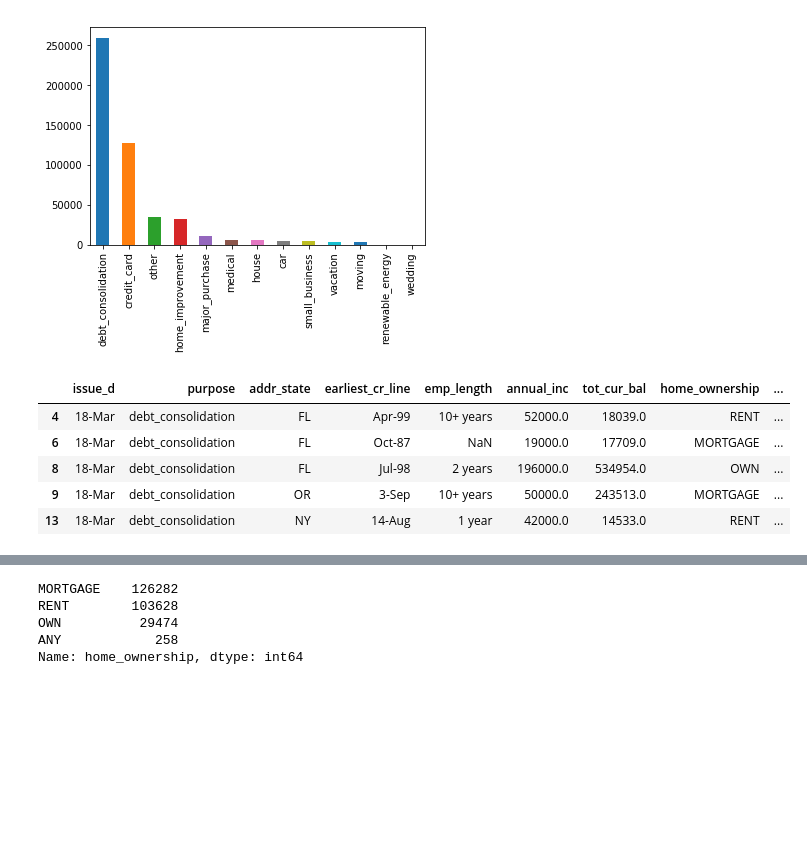
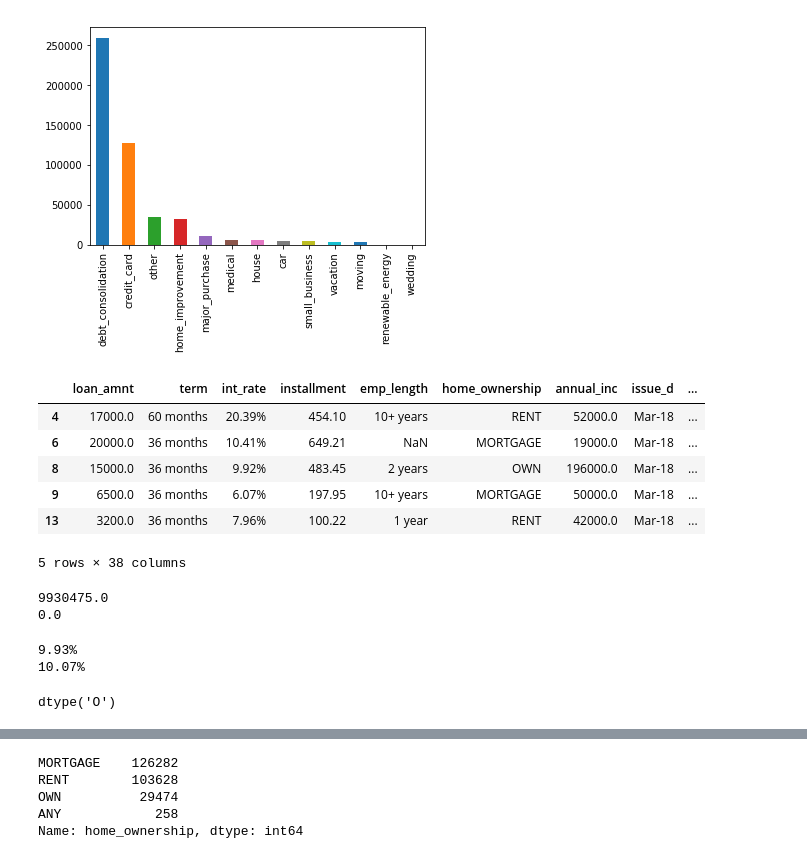
Before and after one commit to Ironbark427/Team-1, a Jupyter notebook: Debt_Consolidation.ipynb, the cells around one changed output, grey strips where cells are left out. Saved outputs shown, nothing was run; the diff lists cells and outputs as text; code cells hidden in the pictures; blank space fills up the shorter version.

```diff
--- a/Debt_Consolidation.ipynb
+++ b/Debt_Consolidation.ipynb
@@ -6,3 +7,9 @@ import matplotlib.pyplot as plt
 # %%
 # Make a reference to the books.csv file path
 csv_path = "LoanStats_2018Q1.csv"
+# %%
+# pull in all csvs and merge them into a single dataframe
+bigdf = pd.concat([pd.read_csv(f, low_memory=False, usecols=['earliest_cr_line','tot_cur_bal','loan_amnt','term','int_rate','installment','emp_length','home_ownership','annual_inc','issue_d','loan_status','pymnt_plan','purpose','title','addr_state','dti','delinq_2yrs','mths_since_last_delinq','open_acc','pub_rec','total_rec_late_fee','recoveries','collection_recovery_fee','mths_since_last_major_derog','chargeoff_within_12_mths','delinq_amnt','mo_sin_old_il_acct','mo_sin_old_rev_tl_op','mo_sin_rcnt_rev_tl_op','mo_sin_rcnt_tl','mort_acc','mths_since_recent_bc','mths_since_recent_bc_dlq','mths_since_recent_inq','mths_since_recent_revol_delinq','pct_tl_nvr_dlq','pub_rec_bankruptcies','tax_liens'
+]) for f in
+                    glob.glob('data/LoanStats*.csv')], ignore_index=True)
+bigdf
@@ -190,12 +92,29 @@ plt.show()
 # %% [output]
 [figure]
 # %%
-debt_compare = debt_column_all.loc[debt_column_all['purpose'] == "debt_consolidation"]
+debt_compare = bigdf.loc[bigdf['purpose'] == "debt_consolidation"]
 debt_compare.head()
 # %% [output]
-|  | issue_d | purpose | addr_state | earliest_cr_line | emp_length | annual_inc | tot_cur_bal | home_ownership | ... |
-| 4 | 18-Mar | debt_consolidation | FL | Apr-99 | 10+ years | 52000.0 | 18039.0 | RENT | ... |
-| 6 | 18-Mar | debt_consolidation | FL | Oct-87 | NaN | 19000.0 | 17709.0 | MORTGAGE | ... |
-| 8 | 18-Mar | debt_consolidation | FL | Jul-98 | 2 years | 196000.0 | 534954.0 | OWN | ... |
-| 9 | 18-Mar | debt_consolidation | OR | 3-Sep | 10+ years | 50000.0 | 243513.0 | MORTGAGE | ... |
-| 13 | 18-Mar | debt_consolidation | NY | 14-Aug | 1 year | 42000.0 | 14533.0 | RENT | ... |
+|  | loan_amnt | term | int_rate | installment | emp_length | home_ownership | annual_inc | issue_d | ... |
+| 4 | 17000.0 | 60 months | 20.39% | 454.10 | 10+ years | RENT | 52000.0 | Mar-18 | ... |
+| 6 | 20000.0 | 36 months | 10.41% | 649.21 | NaN | MORTGAGE | 19000.0 | Mar-18 | ... |
+| 8 | 15000.0 | 36 months | 9.92% | 483.45 | 2 years | OWN | 196000.0 | Mar-18 | ... |
+| 9 | 6500.0 | 36 months | 6.07% | 197.95 | 10+ years | MORTGAGE | 50000.0 | Mar-18 | ... |
+| 13 | 3200.0 | 36 months | 7.96% | 100.22 | 1 year | RENT | 42000.0 | Mar-18 | ... |
+5 rows × 38 columns
+# %%
+print(debt_compare["annual_inc"].max())
+print(debt_compare["annual_inc"].min())
+# %% [output]
+9930475.0
+0.0
+# %%
+print(debt_compare["int_rate"].max())
+print(debt_compare["int_rate"].min())
+# %% [output]
+9.93%
+10.07%
+# %%
+debt_compare.int_rate.dtypes
+# %% [output]
+dtype('O')
```
Also changed, not shown: parts of 40 cells of this notebook, 1 other file.
